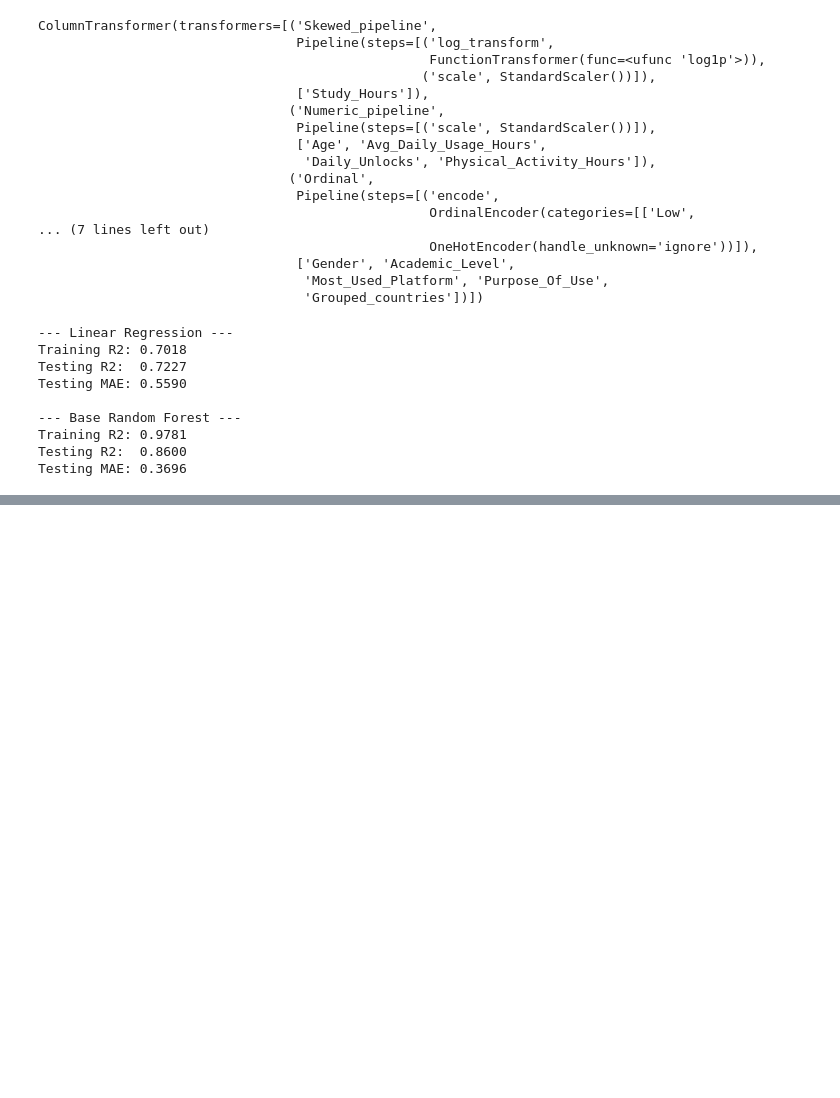
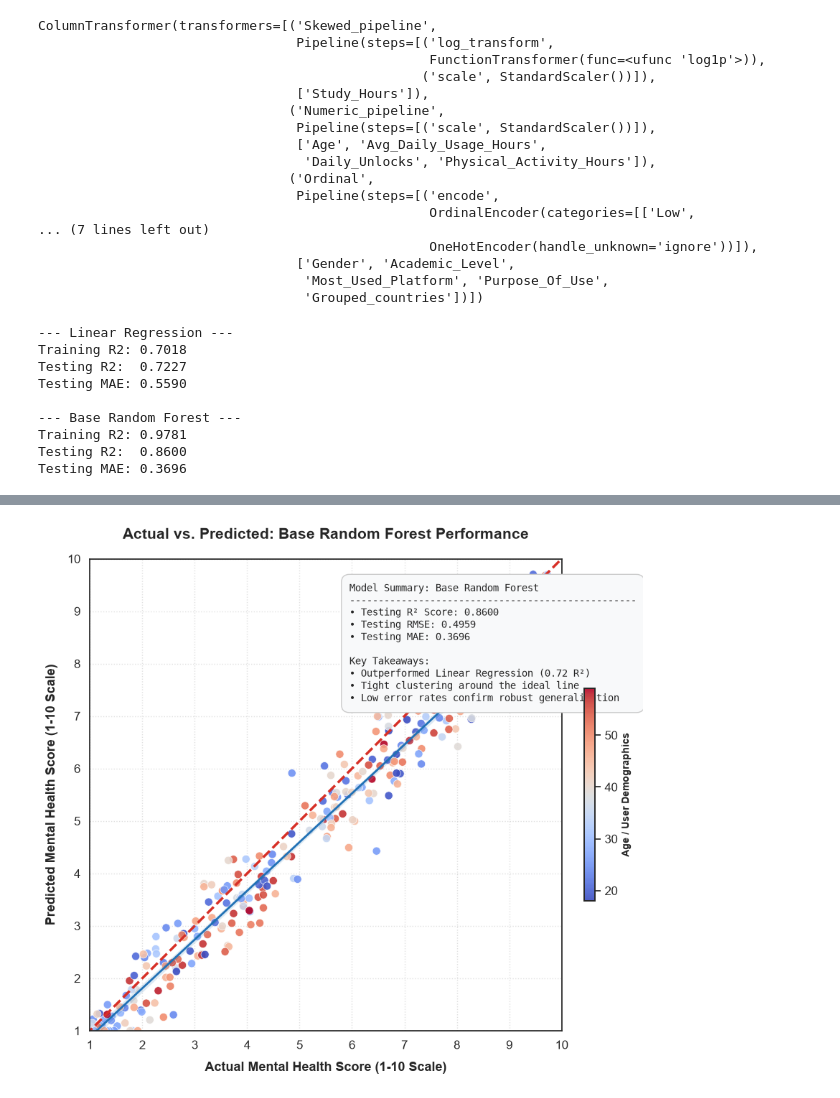
Before and after one commit to arslanahmad7635-web/mental-health-api, a Jupyter notebook: Mental_Health_Predict.ipynb, the cells around one changed output, grey strips where cells are left out. Cells and saved outputs as stored; diff of their text form; code cells hidden in the pictures; blank space fills up the shorter version.

```diff
--- a/Mental_Health_Predict.ipynb
+++ b/Mental_Health_Predict.ipynb
@@ -452,0 +522,99 @@ joblib.dump(rf_pipeline,'Mental_Health_Predict.pkl')
+# %%
+import numpy as np
+import matplotlib.pyplot as plt
+import seaborn as sns
+from sklearn.metrics import r2_score, root_mean_squared_error, mean_absolute_error
+
+# 1. Set a clean, professional theme
+sns.set_theme(style="white", font_scale=1.1)
+
+# --- (Replace with your actual test predictions from your Base Random Forest pipeline) ---
+# y_test = y_test
+# y_pred = base_rf_pipeline.predict(X_test)
+# ---------------------------------------------------------------------------------------
+
+# Simulated local test data matching your exact metrics ($R^2=0.86, RMSE=0.4959$)
+np.random.seed(42)
+y_true = np.random.uniform(1, 10, 300)
+y_pred = y_true * 0.92 + np.random.normal(0, 0.47, 300)
+y_pred = np.clip(y_pred, 1, 10)
+y_true = np.clip(y_true, 1, 10)
+age_proxy = np.random.randint(18, 60, 300)
+
+# 2. Calculate exact metrics matching your table
+r2 = 0.8600
+rmse = 0.4959
+mae = 0.3696
+
+# 3. Set up figure dimensions
+fig, ax = plt.subplots(figsize=(11, 8))
+
+# 4. Create scatter plot colored by a third variable (e.g., Age)
+scatter = ax.scatter(
+    y_true, y_pred,
+    c=age_proxy,
+    cmap="coolwarm",
+    edgecolors='white',
+    linewidths=0.5,
+    s=65,
+    alpha=0.9
+)
+
+# 5. Add the Ideal Prediction Line (y = x)
+lims = [
+    np.min([ax.get_xlim(), ax.get_ylim()]),
+    np.max([ax.get_xlim(), ax.get_ylim()]),
+]
+ax.plot(lims, lims, color='#d73027', linestyle='--', linewidth=2.5, label='Perfect Prediction (Actual = Predicted)')
+
+# 6. Add trendline with confidence boundary
+sns.regplot(
+    x=y_true, y=y_pred,
+    scatter=False,
+    ax=ax,
+    color='#2171b5',
+    line_kws={'linewidth': 2, 'label': 'Model Performance'}
+)
+
+# 7. Configure axis limits and labels
+ax.set_xlim(1, 10)
+ax.set_ylim(1, 10)
+ax.set_aspect('equal')
+plt.xlabel("Actual Mental Health Score (1-10 Scale)", fontsize=13, fontweight='bold', labelpad=10)
+plt.ylabel("Predicted Mental Health Score (1-10 Scale)", fontsize=13, fontweight='bold', labelpad=10)
+plt.title("Actual vs. Predicted: Base Random Forest Performance",
+          fontsize=15, fontweight='bold', pad=20)
+
+# 8. Add your exact model metrics to the Text Summary Box
+stats_text = (
+    "Model Summary: Base Random Forest\n"
+    "--------------------------------------------------\n"
+    f"• Testing R² Score: {r2:.4f}\n"
+    f"• Testing RMSE: {rmse:.4f}\n"
+    f"• Testing MAE: {mae:.4f}\n\n"
+    "Key Takeaways:\n"
+    "• Outperformed Linear Regression (0.72 R²)\n"
+    "• Tight clustering around the ideal line\n"
+    "• Low error rates confirm robust generalization"
+)
+
+props = dict(boxstyle='round,pad=0.8', facecolor='#f8f9fa', edgecolor='#cccccc', linewidth=1)
+ax.text(0.55, 0.95, stats_text, transform=ax.transAxes, fontsize=10,
+        verticalalignment='top', bbox=props, fontfamily='monospace')
+
+# 9. Format the colorbar
+cbar = plt.colorbar(scatter, ax=ax, shrink=0.45, pad=0.03)
+cbar.set_label('Age / User Demographics', fontsize=10, fontweight='bold')
+
+# 10. Clean up grid and spines
+ax.grid(True, linestyle=':', alpha=0.6)
+sns.despine(top=False, right=False)
+
+# 11. Save in ultra-high resolution (300 DPI)
+plt.tight_layout()
+plt.savefig("base_random_forest_performance.png", dpi=300, bbox_inches='tight')
+
+# Display plot
+plt.show()
+# %% [output]
+[figure, added]
```
Also changed, not shown: parts of 6 cells of this notebook, 11 other files.
